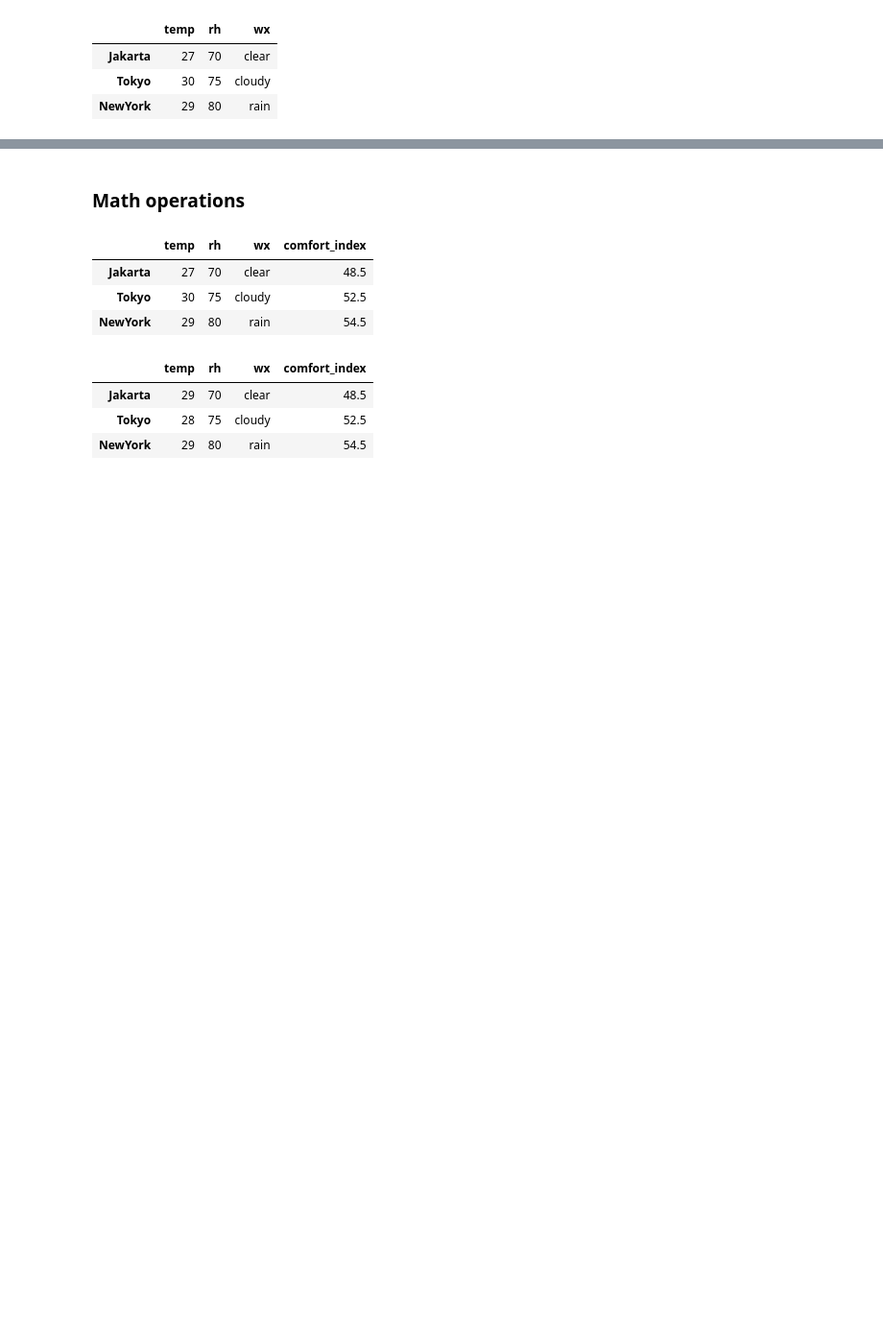
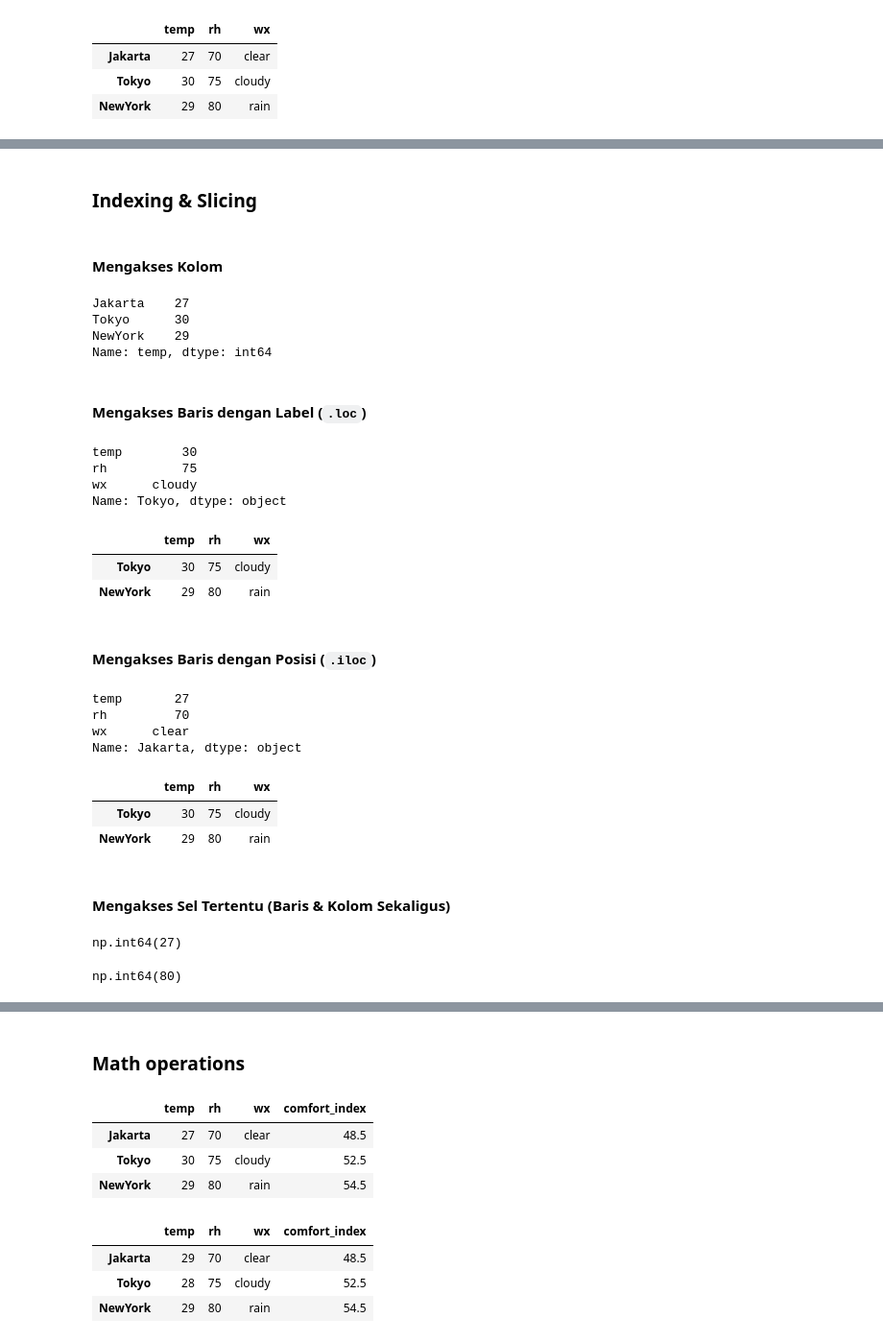
Before and after one commit to devmetmar/marinemet-training, a Jupyter notebook: _build/html/_sources/1_/1_2_python_libraries.ipynb, the cells around one changed output, grey strips where cells are left out. Shown: that part at 96% size. Cells and saved outputs as stored; diff of their text form; code cells hidden in the pictures; blank space fills up the shorter version.

```diff
--- a/_build/html/_sources/1_/1_2_python_libraries.ipynb
+++ b/_build/html/_sources/1_/1_2_python_libraries.ipynb
@@ -217,0 +203,55 @@ df.describe()
+# %% [markdown]
+### Indexing & Slicing
+# %% [markdown]
+#### Mengakses Kolom
+# %%
+df['temp']     # atau df.temp
+# %% [output]
+Jakarta    27
+Tokyo      30
+NewYork    29
+Name: temp, dtype: int64
+# %% [markdown]
+#### Mengakses Baris dengan Label (`.loc`)
+# %%
+df.loc['Tokyo']
+# %% [output]
+temp        30
+rh          75
+wx      cloudy
+Name: Tokyo, dtype: object
+# %%
+df.loc[['Tokyo', 'NewYork']]
+# %% [output]
+|  | temp | rh | wx |
+| Tokyo | 30 | 75 | cloudy |
+| NewYork | 29 | 80 | rain |
+# %% [markdown]
+#### Mengakses Baris dengan Posisi (`.iloc`)
+# %%
+# mengakses baris posisi ke 0
+df.iloc[0]
+# %% [output]
+temp       27
+rh         70
+wx      clear
+Name: Jakarta, dtype: object
+# %%
+# mengakses baris posisi ke 1 sampai 2
+df.iloc[1:3]
+# %% [output]
+|  | temp | rh | wx |
+| Tokyo | 30 | 75 | cloudy |
+| NewYork | 29 | 80 | rain |
+# %% [markdown]
+#### Mengakses Sel Tertentu (Baris & Kolom Sekaligus)
+# %%
+# mengakses nilai temp di baris Jakarta.
+df.loc['Jakarta', 'temp']
+# %% [output]
+np.int64(27)
+# %%
+# mengakses nilai rh di baris ke-2 (NewYork).
+df.iloc[2, 1]
+# %% [output]
+np.int64(80)
```
Also changed, not shown: parts of 25 cells of this notebook, 23 other files.
